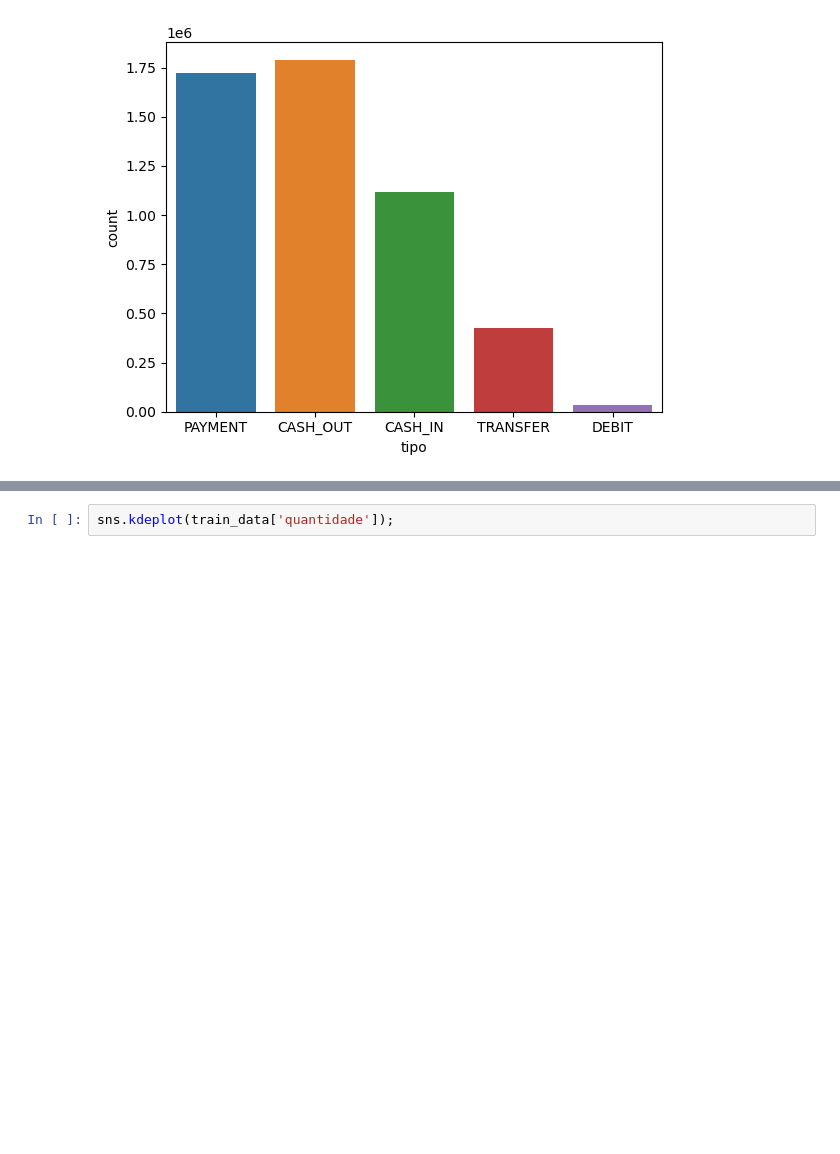
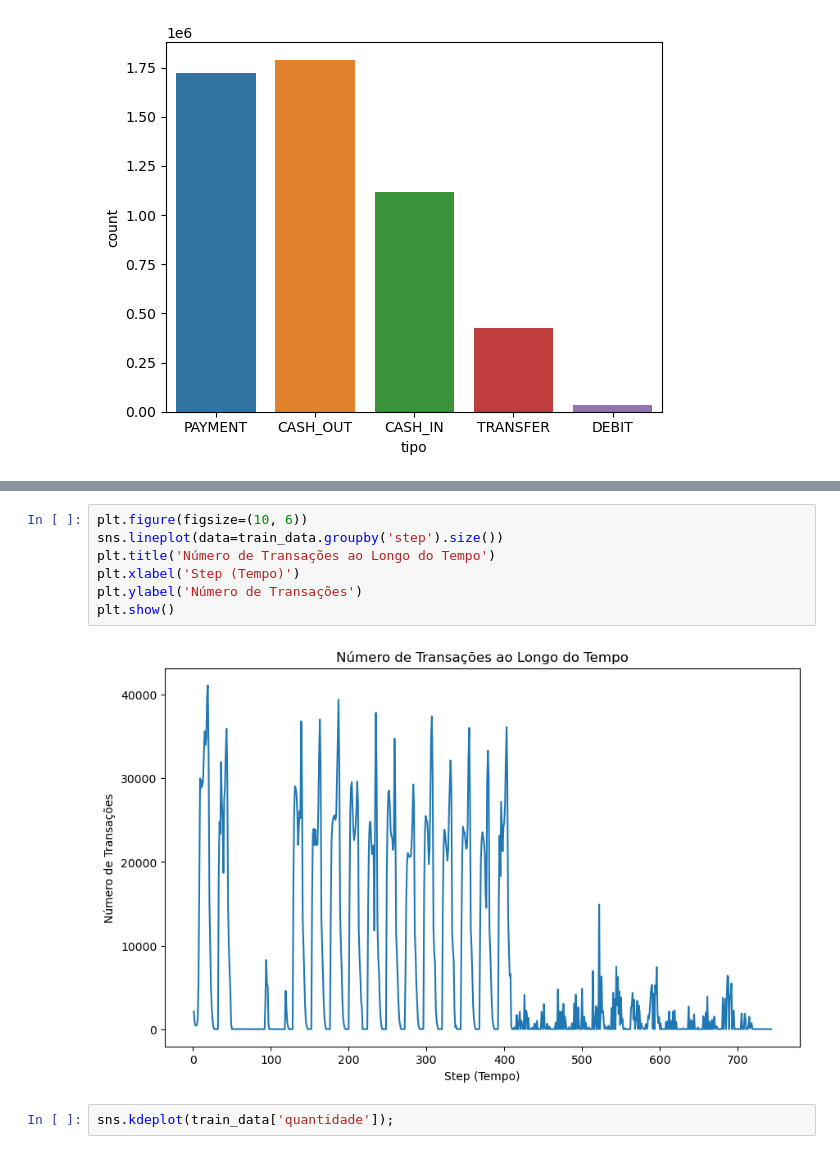
Before and after one commit to erickfog/Online_Fraude, a Jupyter notebook: OnlineFraudDetection.ipynb, the cells around one changed output, grey strips where cells are left out. Drawn from its saved outputs; the diff is of its cells as text; blank space fills up the shorter version.

```diff
--- a/OnlineFraudDetection.ipynb
+++ b/OnlineFraudDetection.ipynb
@@ -296,3 +301,12 @@ sns.distplot(train_data['step']);
+# %%
+plt.figure(figsize=(10, 6))
+sns.lineplot(data=train_data.groupby('step').size())
+plt.title('Número de Transações ao Longo do Tempo')
+plt.xlabel('Step (Tempo)')
+plt.ylabel('Número de Transações')
+plt.show()
+# %% [output]
+[figure, added]
 # %%
 sns.kdeplot(train_data['quantidade']);
 # %% [output]
```
Also changed, not shown: parts of 46 cells of this notebook.
